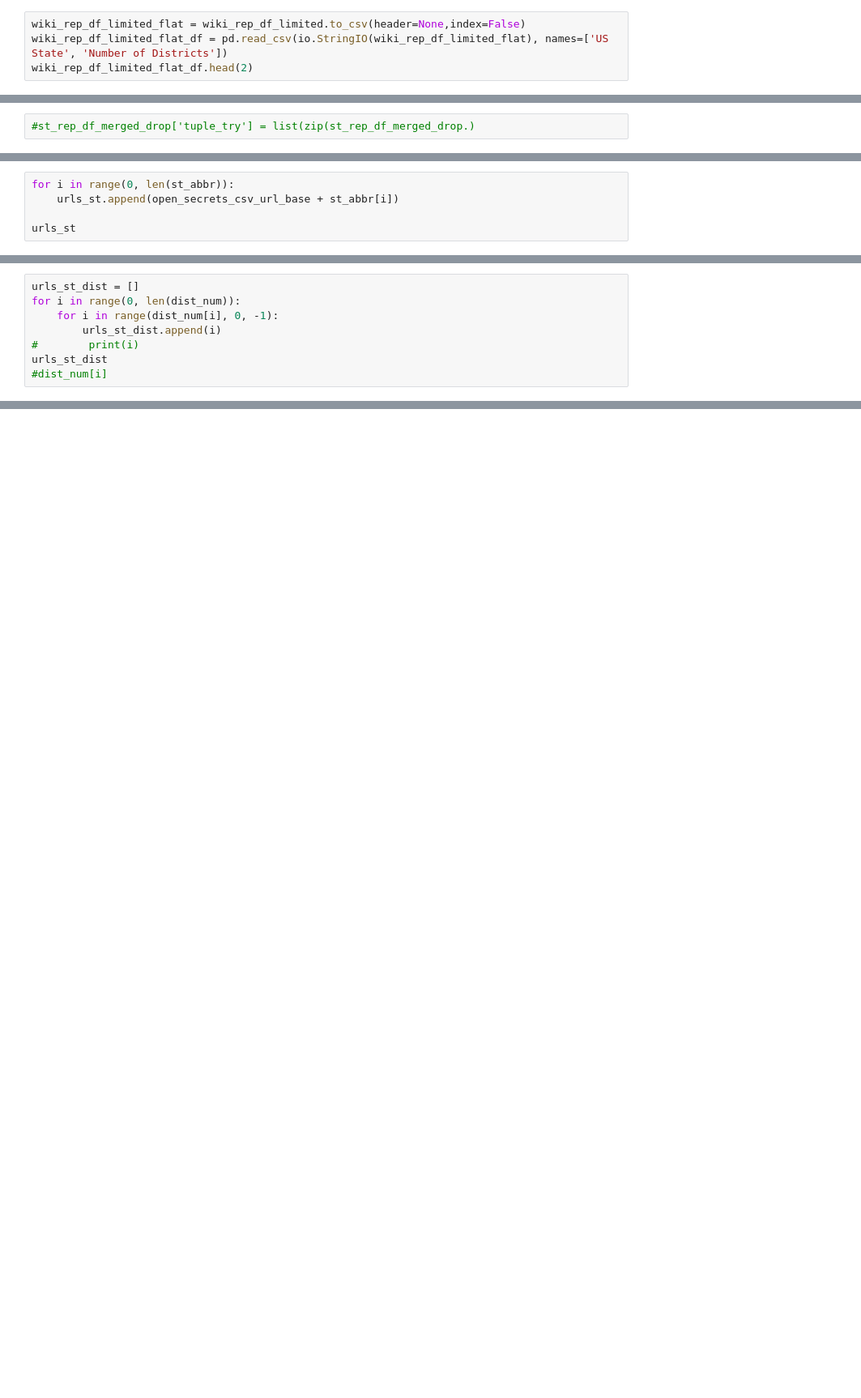
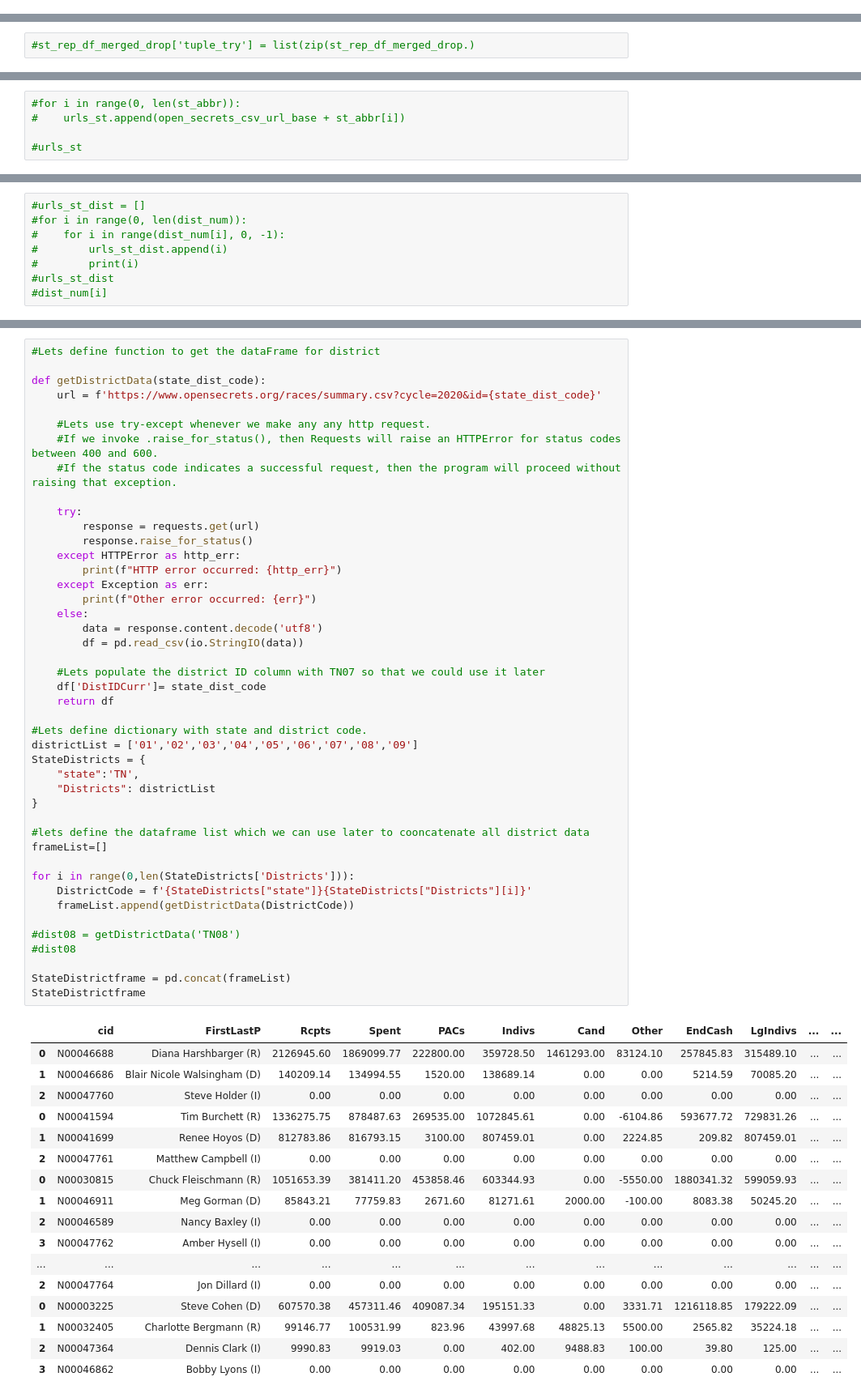
Before and after one commit to nss-data-science-cohort-8/open-secrets-reeses, a Jupyter notebook: notebook/cat_gomez_og.ipynb, the cells around one changed output, grey strips where cells are left out. Shown at 81% size. Saved outputs shown, nothing was run; the diff lists cells and outputs as text; blank space fills up the shorter version.

Commit message:
work toward get request

```diff
--- a/notebook/cat_gomez_og.ipynb
+++ b/notebook/cat_gomez_og.ipynb
@@ -140,4 +131,0 @@ wiki_rep_df_limited.head(3)
-# %%
-wiki_rep_df_limited_flat = wiki_rep_df_limited.to_csv(header=None,index=False)
-wiki_rep_df_limited_flat_df = pd.read_csv(io.StringIO(wiki_rep_df_limited_flat), names=['US State', 'Number of Districts'])
-wiki_rep_df_limited_flat_df.head(2)
@@ -265,5 +263,5 @@ urls_st
 # %%
-for i in range(0, len(st_abbr)):
-    urls_st.append(open_secrets_csv_url_base + st_abbr[i])
+#for i in range(0, len(st_abbr)):
+#    urls_st.append(open_secrets_csv_url_base + st_abbr[i])
 
-urls_st
+#urls_st
@@ -288,8 +268,8 @@ urls_st
 # %%
-urls_st_dist = []
-for i in range(0, len(dist_num)):
-    for i in range(dist_num[i], 0, -1):
-        urls_st_dist.append(i)
+#urls_st_dist = []
+#for i in range(0, len(dist_num)):
+#    for i in range(dist_num[i], 0, -1):
+#        urls_st_dist.append(i)
 #        print(i)
-urls_st_dist
+#urls_st_dist
 #dist_num[i]
@@ -313,0 +276,62 @@ urls_st_dist
+# %%
+#Lets define function to get the dataFrame for district
+
+def getDistrictData(state_dist_code):
+    url = f'https://www.opensecrets.org/races/summary.csv?cycle=2020&id={state_dist_code}'
+
+    #Lets use try-except whenever we make any any http request.
+    #If we invoke .raise_for_status(), then Requests will raise an HTTPError for status codes between 400 and 600.
+    #If the status code indicates a successful request, then the program will proceed without raising that exception.
+
+    try:
+        response = requests.get(url)
+        response.raise_for_status()
+    except HTTPError as http_err:
+        print(f"HTTP error occurred: {http_err}")
+    except Exception as err:
+        print(f"Other error occurred: {err}")
+    else:
+        data = response.content.decode('utf8')
+        df = pd.read_csv(io.StringIO(data))
+
+    #Lets populate the district ID column with TN07 so that we could use it later
+    df['DistIDCurr']= state_dist_code
+    return df
+
+#Lets define dictionary with state and district code.
+districtList = ['01','02','03','04','05','06','07','08','09']
+StateDistricts = {
+    "state":'TN',
+    "Districts": districtList
+}
+
+#lets define the dataframe list which we can use later to cooncatenate all district data
+frameList=[]
+
+for i in range(0,len(StateDistricts['Districts'])):
+    DistrictCode = f'{StateDistricts["state"]}{StateDistricts["Districts"][i]}'
+    frameList.append(getDistrictData(DistrictCode))
+
+#dist08 = getDistrictData('TN08')
+#dist08
+
+StateDistrictframe = pd.concat(frameList)
+StateDistrictframe
+# %% [output]
+|  | cid | FirstLastP | Rcpts | Spent | PACs | Indivs | Cand | Other | EndCash | LgIndivs | ... | ... |
+| 0 | N00046688 | Diana Harshbarger (R) | 2126945.60 | 1869099.77 | 222800.00 | 359728.50 | 1461293.00 | 83124.10 | 257845.83 | 315489.10 | ... | ... |
+| 1 | N00046686 | Blair Nicole Walsingham (D) | 140209.14 | 134994.55 | 1520.00 | 138689.14 | 0.00 | 0.00 | 5214.59 | 70085.20 | ... | ... |
+| 2 | N00047760 | Steve Holder (I) | 0.00 | 0.00 | 0.00 | 0.00 | 0.00 | 0.00 | 0.00 | 0.00 | ... | ... |
+| 0 | N00041594 | Tim Burchett (R) | 1336275.75 | 878487.63 | 269535.00 | 1072845.61 | 0.00 | -6104.86 | 593677.72 | 729831.26 | ... | ... |
+| 1 | N00041699 | Renee Hoyos (D) | 812783.86 | 816793.15 | 3100.00 | 807459.01 | 0.00 | 2224.85 | 209.82 | 807459.01 | ... | ... |
+| 2 | N00047761 | Matthew Campbell (I) | 0.00 | 0.00 | 0.00 | 0.00 | 0.00 | 0.00 | 0.00 | 0.00 | ... | ... |
+| 0 | N00030815 | Chuck Fleischmann (R) | 1051653.39 | 381411.20 | 453858.46 | 603344.93 | 0.00 | -5550.00 | 1880341.32 | 599059.93 | ... | ... |
+| 1 | N00046911 | Meg Gorman (D) | 85843.21 | 77759.83 | 2671.60 | 81271.61 | 2000.00 | -100.00 | 8083.38 | 50245.20 | ... | ... |
+| 2 | N00046589 | Nancy Baxley (I) | 0.00 | 0.00 | 0.00 | 0.00 | 0.00 | 0.00 | 0.00 | 0.00 | ... | ... |
+| 3 | N00047762 | Amber Hysell (I) | 0.00 | 0.00 | 0.00 | 0.00 | 0.00 | 0.00 | 0.00 | 0.00 | ... | ... |
+| ... | ... | ... | ... | ... | ... | ... | ... | ... | ... | ... | ... | ... |
+| 2 | N00047764 | Jon Dillard (I) | 0.00 | 0.00 | 0.00 | 0.00 | 0.00 | 0.00 | 0.00 | 0.00 | ... | ... |
+| 0 | N00003225 | Steve Cohen (D) | 607570.38 | 457311.46 | 409087.34 | 195151.33 | 0.00 | 3331.71 | 1216118.85 | 179222.09 | ... | ... |
+| 1 | N00032405 | Charlotte Bergmann (R) | 99146.77 | 100531.99 | 823.96 | 43997.68 | 48825.13 | 5500.00 | 2565.82 | 35224.18 | ... | ... |
+| 2 | N00047364 | Dennis Clark (I) | 9990.83 | 9919.03 | 0.00 | 402.00 | 9488.83 | 100.00 | 39.80 | 125.00 | ... | ... |
+| 3 | N00046862 | Bobby Lyons (I) | 0.00 | 0.00 | 0.00 | 0.00 | 0.00 | 0.00 | 0.00 | 0.00 | ... | ... |
```
Also changed, not shown: parts of 10 cells of this notebook.
